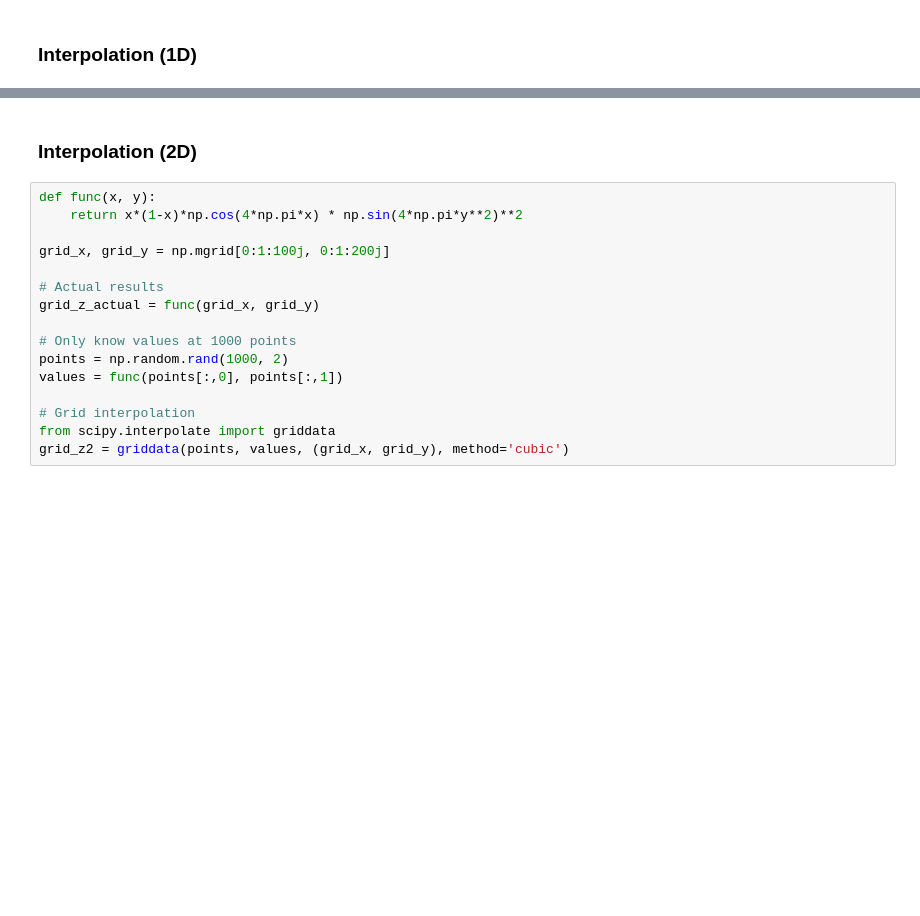
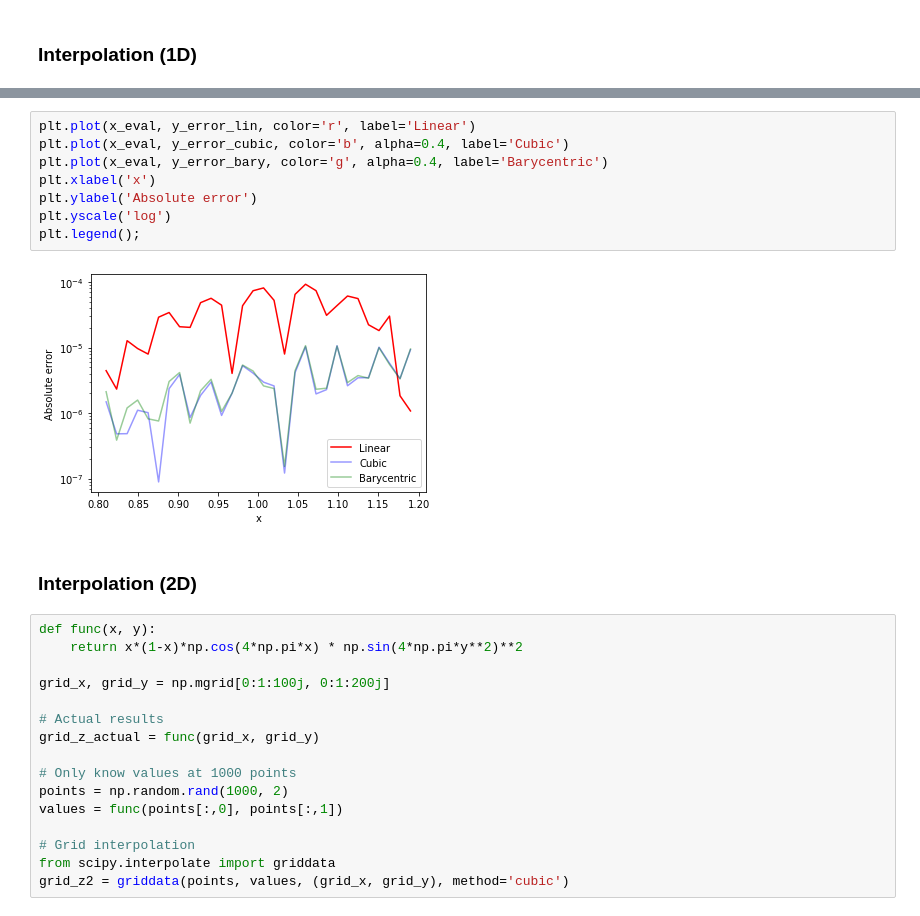
Before and after one commit to catana-research/JupyterNotebooks, a Jupyter notebook: HighPerformanceComputing/Interpolation.ipynb, the cells around one changed output, grey strips where cells are left out. Cells and saved outputs as stored; diff of their text form; blank space fills up the shorter version.

```diff
--- a/HighPerformanceComputing/Interpolation.ipynb
+++ b/HighPerformanceComputing/Interpolation.ipynb
@@ -164,3 +221,13 @@ plt.legend()
+# %%
+plt.plot(x_eval, y_error_lin, color='r', label='Linear')
+plt.plot(x_eval, y_error_cubic, color='b', alpha=0.4, label='Cubic')
+plt.plot(x_eval, y_error_bary, color='g', alpha=0.4, label='Barycentric')
+plt.xlabel('x')
+plt.ylabel('Absolute error')
+plt.yscale('log')
+plt.legend();
+# %% [output]
+[figure, added]
 # %% [markdown]
 ### Interpolation (2D)
 # %%
```
Also changed, not shown: parts of 29 cells of this notebook, 3 other files.
